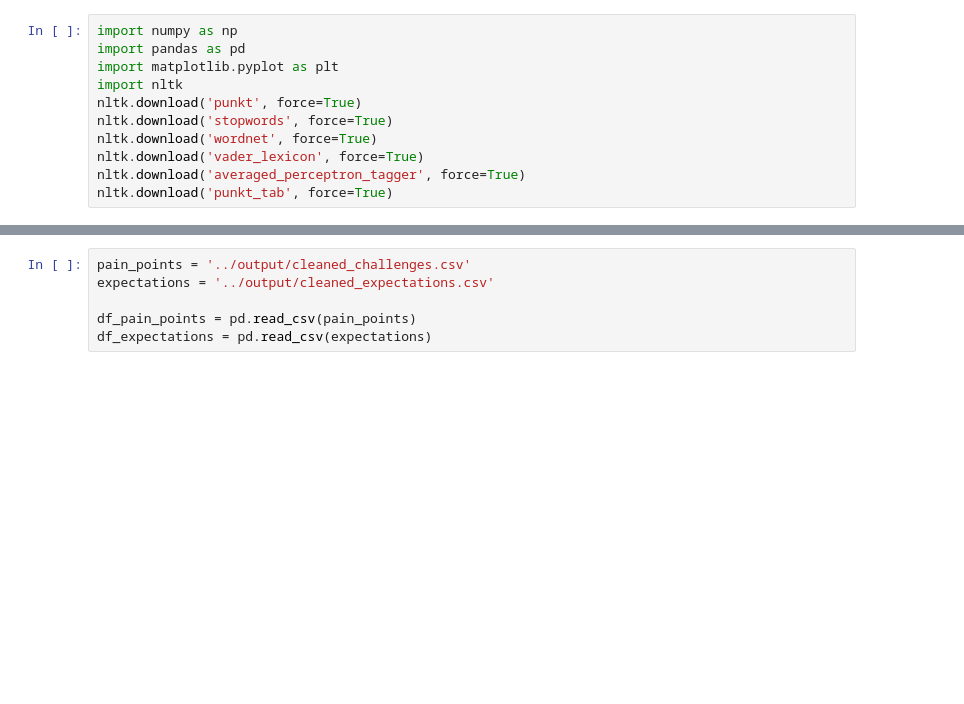
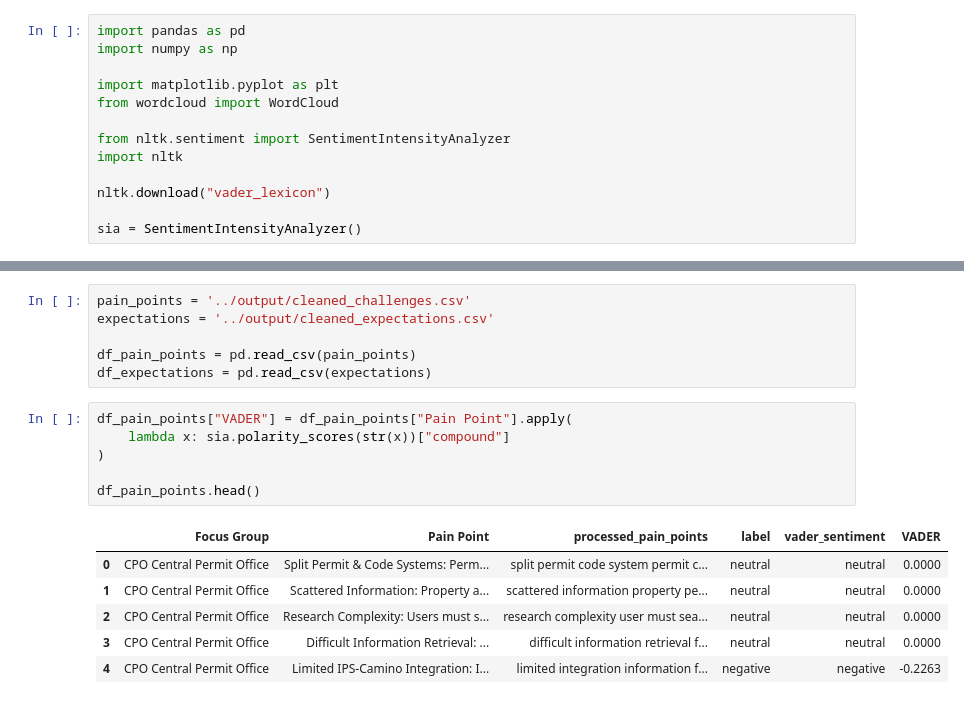
Before and after one commit to lilswapnil/IPS, a Jupyter notebook: round1/code/sentiment_analysis.ipynb, the cells around one changed output, grey strips where cells are left out. Cells and saved outputs as stored; diff of their text form; blank space fills up the shorter version.

```diff
--- a/round1/code/sentiment_analysis.ipynb
+++ b/round1/code/sentiment_analysis.ipynb
@@ -35,12 +22,14 @@ Note: you may need to restart the kernel to use updated packages.
 # %%
+import pandas as pd
 import numpy as np
-import pandas as pd
+
 import matplotlib.pyplot as plt
+from wordcloud import WordCloud
+
+from nltk.sentiment import SentimentIntensityAnalyzer
 import nltk
-nltk.download('punkt', force=True)
-nltk.download('stopwords', force=True)
-nltk.download('wordnet', force=True)
-nltk.download('vader_lexicon', force=True)
-nltk.download('averaged_perceptron_tagger', force=True)
-nltk.download('punkt_tab', force=True)
+
+nltk.download("vader_lexicon")
+
+sia = SentimentIntensityAnalyzer()
 # %% [output]
@@ -67,3 +42,16 @@ expectations = '../output/cleaned_expectations.csv'
 
 df_pain_points = pd.read_csv(pain_points)
 df_expectations = pd.read_csv(expectations)
+# %%
+df_pain_points["VADER"] = df_pain_points["Pain Point"].apply(
+    lambda x: sia.polarity_scores(str(x))["compound"]
+)
+
+df_pain_points.head()
+# %% [output]
+|  | Focus Group | Pain Point | processed_pain_points | label | vader_sentiment | VADER |
+| 0 | CPO Central Permit Office | Split Permit & Code Systems: Perm... | split permit code system permit c... | neutral | neutral | 0.0000 |
+| 1 | CPO Central Permit Office | Scattered Information: Property a... | scattered information property pe... | neutral | neutral | 0.0000 |
+| 2 | CPO Central Permit Office | Research Complexity: Users must s... | research complexity user must sea... | neutral | neutral | 0.0000 |
+| 3 | CPO Central Permit Office | Difficult Information Retrieval: ... | difficult information retrieval f... | neutral | neutral | 0.0000 |
+| 4 | CPO Central Permit Office | Limited IPS-Camino Integration: I... | limited integration information f... | negative | negative | -0.2263 |
```
Also changed, not shown: parts of 22 cells of this notebook, 48 other files.
